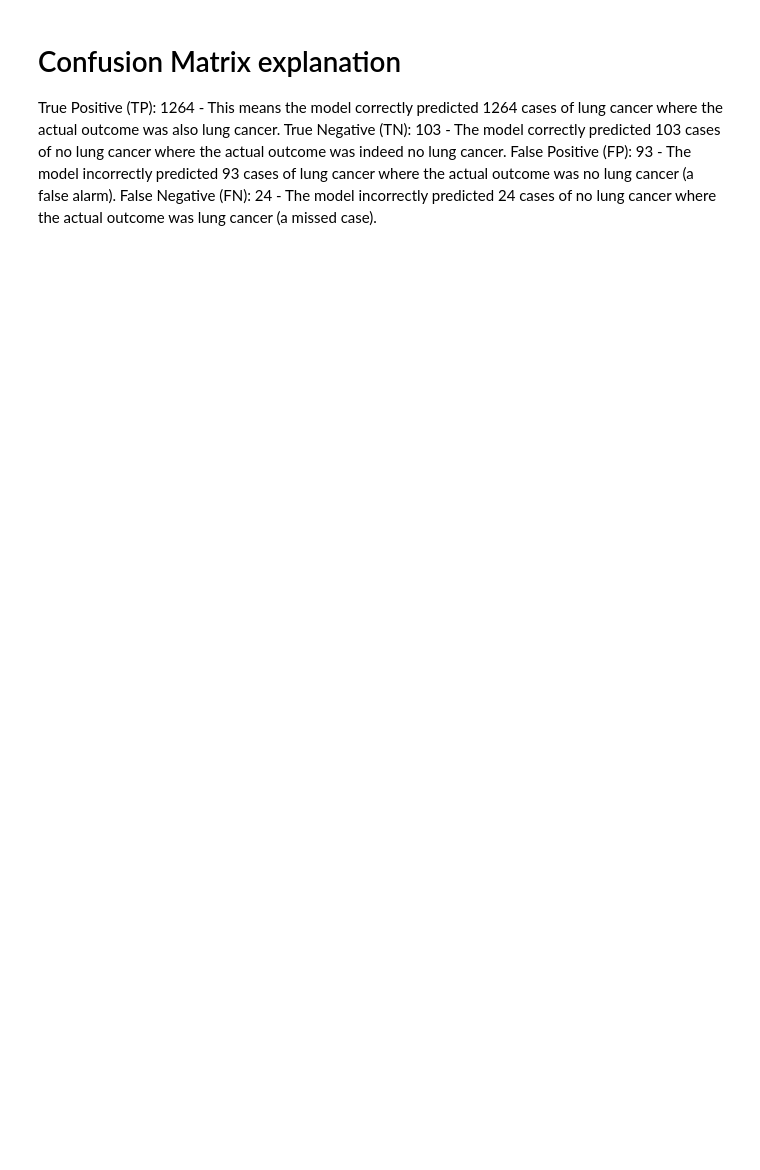
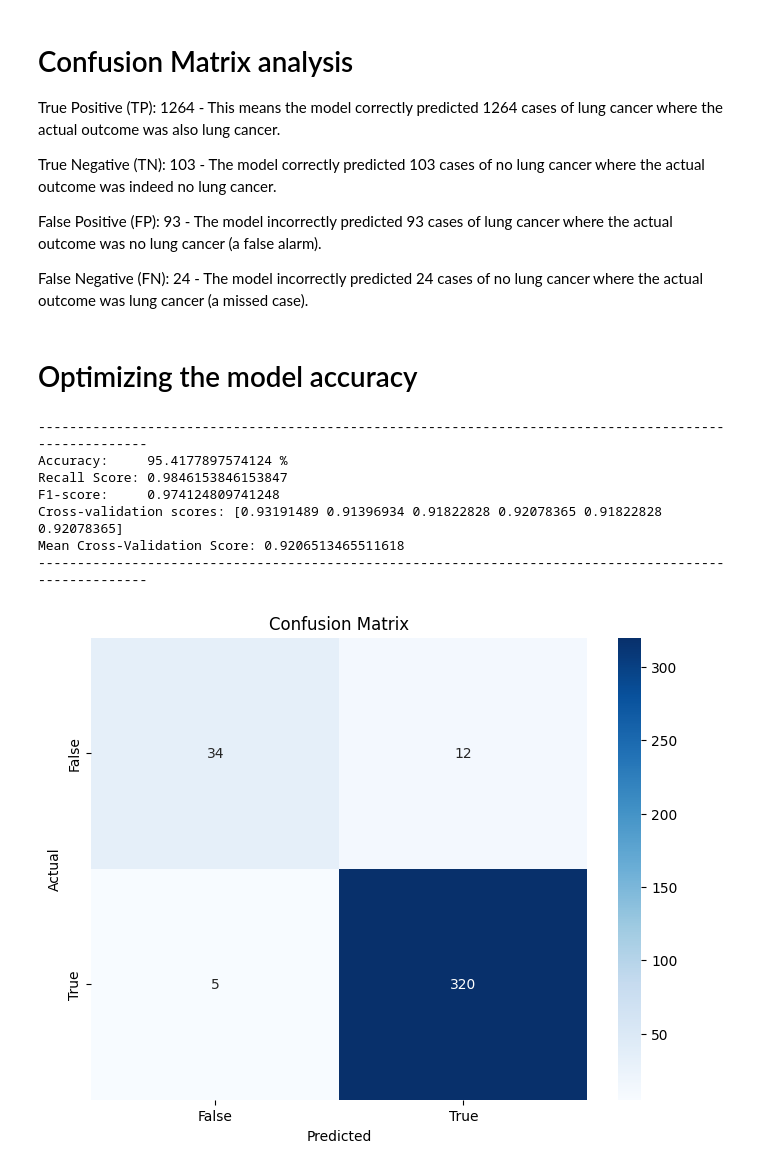
Before and after one commit to alipakdamangh/lung_cancer_analysis, a Jupyter notebook: main.ipynb, the cells around one changed output. Saved outputs shown, nothing was run; the diff lists cells and outputs as text; code cells hidden in the pictures; blank space fills up the shorter version.

```diff
--- a/main.ipynb
+++ b/main.ipynb
@@ -52,7 +83,54 @@ Please also refer to the documentation for alternative solver options:
 # %% [markdown]
-# Confusion Matrix explanation
+# Confusion Matrix analysis
 
 True Positive (TP): 1264 - This means the model correctly predicted 1264 cases of lung cancer where the actual outcome was also lung cancer.
+
 True Negative (TN): 103 - The model correctly predicted 103 cases of no lung cancer where the actual outcome was indeed no lung cancer.
+
 False Positive (FP): 93 - The model incorrectly predicted 93 cases of lung cancer where the actual outcome was no lung cancer (a false alarm).
+
 False Negative (FN): 24 - The model incorrectly predicted 24 cases of no lung cancer where the actual outcome was lung cancer (a missed case).
+# %% [markdown]
+# Optimizing the model accuracy
+# %%
+# removed certain parameters to have smaller feature columns
+df = df.drop(['YELLOW_FINGERS', 'SWALLOWING DIFFICULTY', 'SMOKING'], axis=1)
+
+# Retrain the model with the new features
+X = df.drop('LUNG_CANCER', axis=1)
+y = df['LUNG_CANCER']
+
+# changed the test size to only 5% and changed to random state to find the highest accuracy score
+X_train, X_test, y_train, y_test = train_test_split(X, y, test_size=0.05, random_state=3)
+
+#---------------------------------------------------------------------------------------------
+model = LogisticRegression(max_iter=1000)
+model.fit(X_train, y_train)
+y_pred = model.predict(X_test)
+print('------------------------------------------------------------------------------------------------------')
+accuracy = accuracy_score(y_test, y_pred)
+print("Accuracy:    ", accuracy * 100, "%")
+recall = recall_score(y_test, y_pred)
+print("Recall Score:", recall)
+f1 = f1_score(y_test, y_pred)
+print("F1-score:    ", f1)
+scores = cross_val_score(model, X_train, y_train, cv=6)
+print("Cross-validation scores:", scores)
+print("Mean Cross-Validation Score:", scores.mean())
+print('------------------------------------------------------------------------------------------------------')
+cm = confusion_matrix(y_test, y_pred)
+plt.figure(figsize=(8, 6))
+sns.heatmap(cm, annot=True, fmt='d', cmap='Blues', xticklabels=['False', 'True'], yticklabels=['False', 'True'])
+plt.xlabel('Predicted')
+plt.ylabel('Actual')
+plt.title('Confusion Matrix')
+plt.show()
+# %% [output]
+------------------------------------------------------------------------------------------------------
+Accuracy:     95.4177897574124 %
+Recall Score: 0.9846153846153847
+F1-score:     0.974124809741248
+Cross-validation scores: [0.93191489 0.91396934 0.91822828 0.92078365 0.91822828 0.92078365]
+Mean Cross-Validation Score: 0.9206513465511618
+------------------------------------------------------------------------------------------------------
+[figure, added]
```
Also changed, not shown: parts of 7 cells of this notebook, 1 other file.
